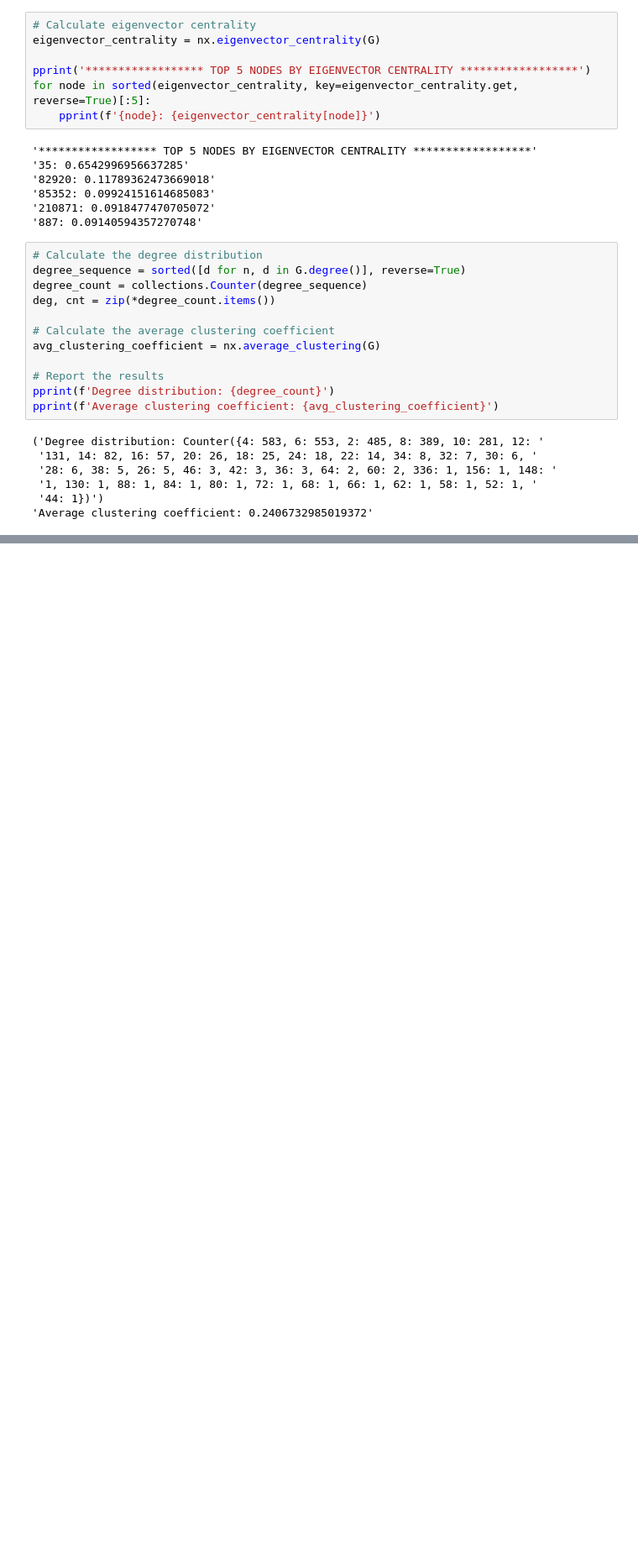
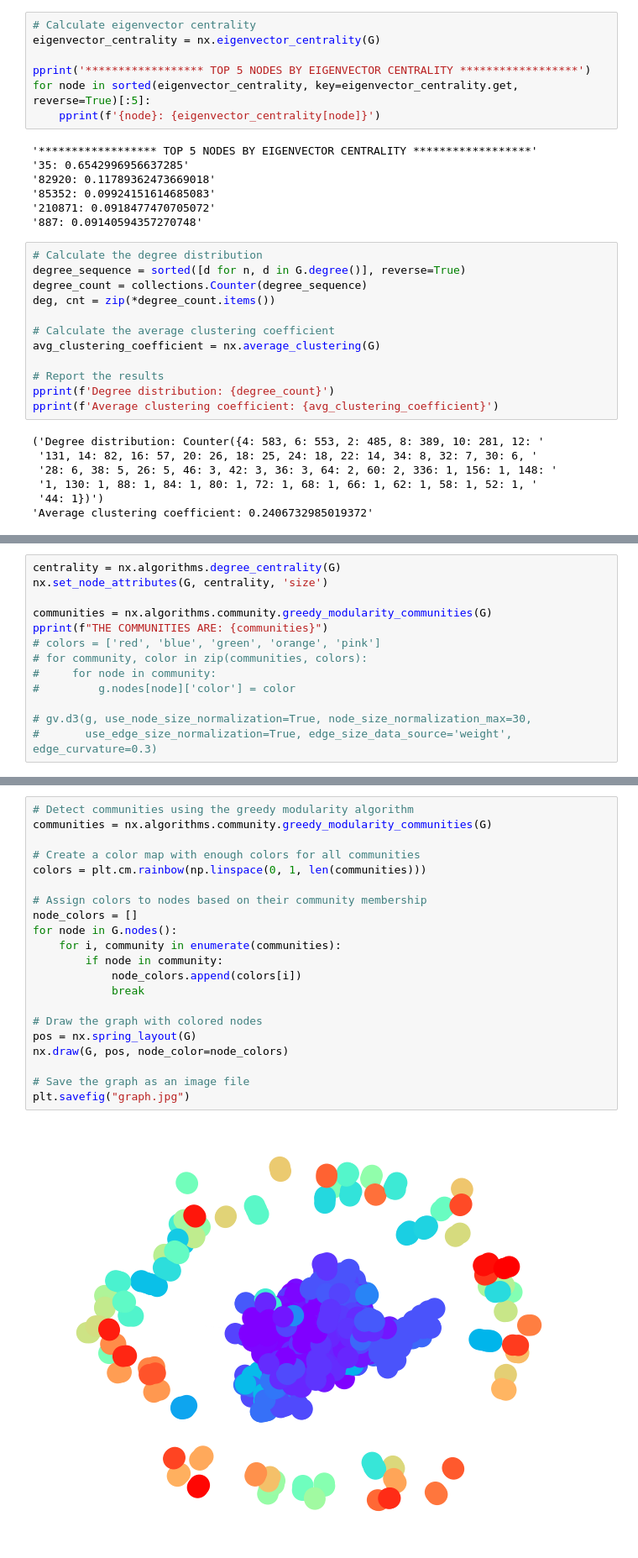
Before and after one commit to AylinNaebzadeh/Network-Visualization-Backend-Project, a Jupyter notebook: 99522185_Aylin_Naebzadeh_Project.ipynb, the cells around one changed output, grey strips where cells are left out. Shown at 84% size. Cells and saved outputs as stored; diff of their text form; blank space fills up the shorter version.

```diff
--- a/99522185_Aylin_Naebzadeh_Project.ipynb
+++ b/99522185_Aylin_Naebzadeh_Project.ipynb
@@ -249,0 +269,13 @@ pprint(f'Average clustering coefficient: {avg_clustering_coefficient}')
+# %%
+centrality = nx.algorithms.degree_centrality(G)
+nx.set_node_attributes(G, centrality, 'size')
+
+communities = nx.algorithms.community.greedy_modularity_communities(G)
+pprint(f"THE COMMUNITIES ARE: {communities}")
+# colors = ['red', 'blue', 'green', 'orange', 'pink']
+# for community, color in zip(communities, colors):
+#     for node in community:
+#         g.nodes[node]['color'] = color
+
+# gv.d3(g, use_node_size_normalization=True, node_size_normalization_max=30,
+#       use_edge_size_normalization=True, edge_size_data_source='weight', edge_curvature=0.3)
@@ -249,0 +300,23 @@ pprint(f'Average clustering coefficient: {avg_clustering_coefficient}')
+# %%
+# Detect communities using the greedy modularity algorithm
+communities = nx.algorithms.community.greedy_modularity_communities(G)
+
+# Create a color map with enough colors for all communities
+colors = plt.cm.rainbow(np.linspace(0, 1, len(communities)))
+
+# Assign colors to nodes based on their community membership
+node_colors = []
+for node in G.nodes():
+    for i, community in enumerate(communities):
+        if node in community:
+            node_colors.append(colors[i])
+            break
+
+# Draw the graph with colored nodes
+pos = nx.spring_layout(G)
+nx.draw(G, pos, node_color=node_colors)
+
+# Save the graph as an image file
+plt.savefig("graph.jpg")
+# %% [output]
+[figure, added]
```
Also changed, not shown: parts of 21 cells of this notebook.
